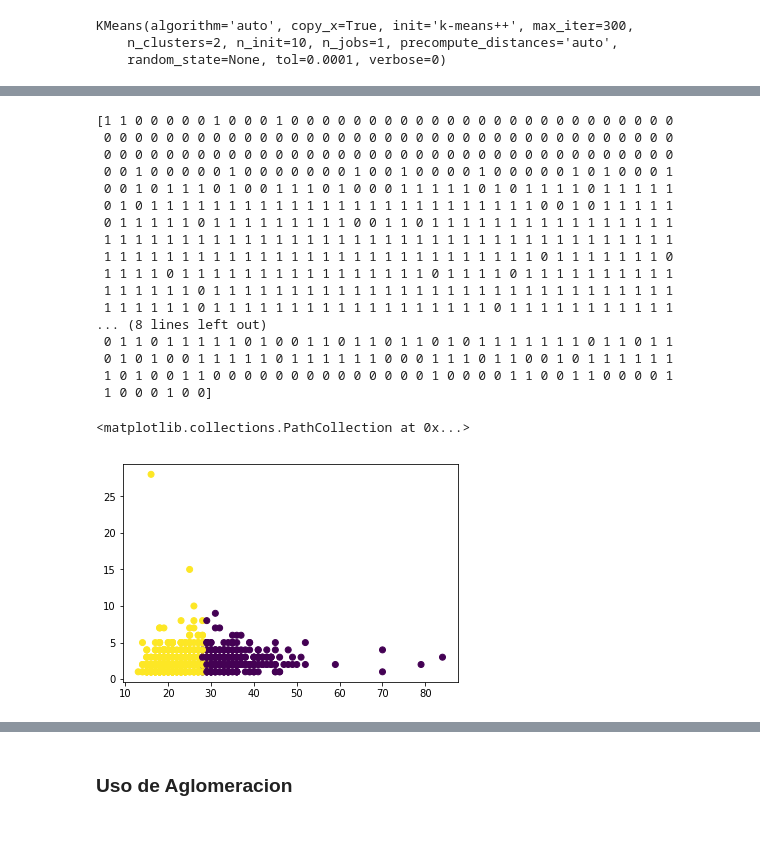
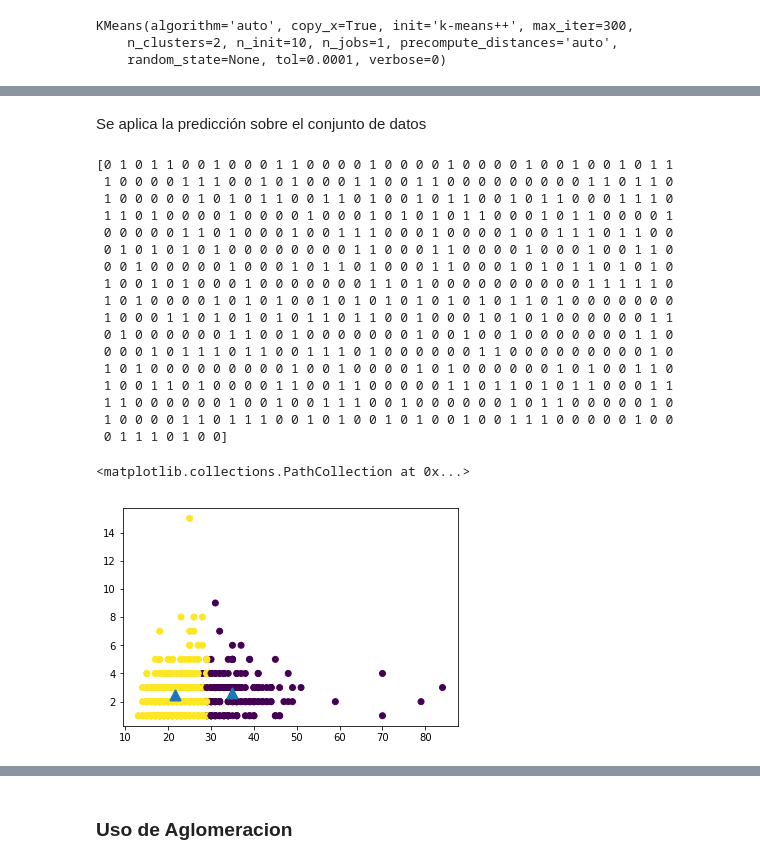
Before and after one commit to pcalderong/CervicalCancerNotebook, a Jupyter notebook: ProyectoDM.ipynb, the cells around one changed output, grey strips where cells are left out. Saved outputs shown, nothing was run; the diff lists cells and outputs as text; code cells hidden in the pictures; blank space fills up the shorter version.

```diff
--- a/ProyectoDM.ipynb
+++ b/ProyectoDM.ipynb
@@ -98,9 +145,8 @@ for i in datasets:
 # %%
 from sklearn.cluster import KMeans
 
-X_train = cervicalCancer
 kmeans = KMeans(n_clusters=2)
-kmeans.fit(X_train)
+kmeans.fit(train)
 # %% [output]
 KMeans(algorithm='auto', copy_x=True, init='k-means++', max_iter=300,
     n_clusters=2, n_init=10, n_jobs=1, precompute_distances='auto',
@@ -128,26 +154,30 @@ Cluster memberships:
+# %% [markdown]
+Se aplica la predicción sobre el conjunto de datos
 # %%
-y_train_result = kmeans.predict(X_train)
-print(y_train_result)
+k_class_result = kmeans.predict(train)
+print(k_class_result)
 # %% [output]
-[1 1 0 0 0 0 0 1 0 0 0 1 0 0 0 0 0 0 0 0 0 0 0 0 0 0 0 0 0 0 0 0 0 0 0 0 0
- 0 0 0 0 0 0 0 0 0 0 0 0 0 0 0 0 0 0 0 0 0 0 0 0 0 0 0 0 0 0 0 0 0 0 0 0 0
- 0 0 0 0 0 0 0 0 0 0 0 0 0 0 0 0 0 0 0 0 0 0 0 0 0 0 0 0 0 0 0 0 0 0 0 0 0
- 0 0 1 0 0 0 0 0 1 0 0 0 0 0 0 0 1 0 0 1 0 0 0 0 1 0 0 0 0 0 1 0 1 0 0 0 1
- 0 0 1 0 1 1 1 0 1 0 0 1 1 1 0 1 0 0 0 1 1 1 1 1 0 1 0 1 1 1 1 0 1 1 1 1 1
- 0 1 0 1 1 1 1 1 1 1 1 1 1 1 1 1 1 1 1 1 1 1 1 1 1 1 1 1 0 0 1 0 1 1 1 1 1
- 0 1 1 1 1 1 0 1 1 1 1 1 1 1 1 1 0 0 1 1 0 1 1 1 1 1 1 1 1 1 1 1 1 1 1 1 1
- 1 1 1 1 1 1 1 1 1 1 1 1 1 1 1 1 1 1 1 1 1 1 1 1 1 1 1 1 1 1 1 1 1 1 1 1 1
- 1 1 1 1 1 1 1 1 1 1 1 1 1 1 1 1 1 1 1 1 1 1 1 1 1 1 1 1 0 1 1 1 1 1 1 1 0
- 1 1 1 1 0 1 1 1 1 1 1 1 1 1 1 1 1 1 1 1 1 0 1 1 1 1 0 1 1 1 1 1 1 1 1 1 1
- 1 1 1 1 1 1 0 1 1 1 1 1 1 1 1 1 1 1 1 1 1 1 1 1 1 1 1 1 1 1 1 1 1 1 1 1 1
- 1 1 1 1 1 1 0 1 1 1 1 1 1 1 1 1 1 1 1 1 1 1 1 1 1 0 1 1 1 1 1 1 1 1 1 1 1
-... (8 lines left out)
- 0 1 1 0 1 1 1 1 1 0 1 0 0 1 1 0 1 1 0 1 1 0 1 0 1 1 1 1 1 1 1 0 1 1 0 1 1
- 0 1 0 1 0 0 1 1 1 1 1 0 1 1 1 1 1 1 0 0 0 1 1 1 0 1 1 0 0 1 0 1 1 1 1 1 1
- 1 0 1 0 0 1 1 0 0 0 0 0 0 0 0 0 0 0 0 0 0 1 0 0 0 0 1 1 0 0 1 1 0 0 0 0 1
- 1 0 0 0 1 0 0]
+[0 1 0 1 1 0 0 1 0 0 0 1 1 0 0 0 0 1 0 0 0 0 1 0 0 0 0 1 0 0 1 0 0 1 0 1 1
+ 1 0 0 0 0 1 1 1 0 0 1 0 1 0 0 0 1 1 0 0 1 1 0 0 0 0 0 0 0 0 0 1 1 0 1 1 0
+ 1 0 0 0 0 0 1 0 1 0 1 1 0 0 1 1 0 1 0 0 1 0 1 1 0 0 1 0 1 1 0 0 0 1 1 1 0
+ 1 1 0 1 0 0 0 0 1 0 0 0 0 1 0 0 0 1 0 1 0 1 0 1 1 0 0 0 1 0 1 1 0 0 0 0 1
+ 0 0 0 0 0 1 1 0 1 0 0 0 1 0 0 1 1 1 0 0 0 1 0 0 0 0 1 0 0 1 1 1 0 1 1 0 0
+ 0 1 0 1 0 1 0 1 0 0 0 0 0 0 0 0 1 1 0 0 0 1 1 0 0 0 0 1 0 0 0 1 0 0 1 1 0
+ 0 0 1 0 0 0 0 0 1 0 0 0 1 0 1 1 0 1 0 0 0 1 1 0 0 0 1 0 1 0 1 1 0 1 0 1 0
+ 1 0 0 1 0 1 0 0 0 1 0 0 0 0 0 0 0 1 1 0 1 0 0 0 0 0 0 0 0 0 0 1 1 1 1 1 0
+ 1 0 1 0 0 0 0 1 0 1 0 1 0 0 1 0 1 0 1 0 1 0 1 0 1 0 1 1 0 1 0 0 0 0 0 0 0
+ 1 0 0 0 1 1 0 1 0 1 0 1 0 1 1 0 1 1 0 0 1 0 0 0 1 0 1 0 1 0 0 0 0 0 0 1 1
+ 0 1 0 0 0 0 0 0 1 1 0 0 1 0 0 0 0 0 0 0 1 0 0 1 0 0 1 0 0 0 0 0 0 0 1 1 0
+ 0 0 0 1 0 1 1 1 0 1 1 0 0 1 1 1 0 1 0 0 0 0 0 0 1 1 0 0 0 0 0 0 0 0 0 1 0
+ 1 0 1 0 0 0 0 0 0 0 0 0 1 0 0 1 0 0 0 0 1 0 1 0 0 0 0 0 0 1 0 1 0 0 1 1 0
+ 1 0 0 1 1 0 1 0 0 0 0 1 1 0 0 1 1 0 0 0 0 0 1 1 0 1 1 0 1 0 1 1 0 0 0 1 1
+ 1 1 0 0 0 0 0 0 1 0 0 1 0 0 1 1 1 0 0 1 0 0 0 0 0 0 1 0 1 1 0 0 0 0 0 1 0
+ 1 0 0 0 0 1 1 0 1 1 1 0 0 1 0 1 0 0 1 0 1 0 0 1 0 0 1 1 1 0 0 0 0 0 1 0 0
+ 0 1 1 1 0 1 0 0]
-# %%
-plt.scatter(X_train.values[:, 0], X_train.values[:, 1], c=y_train_result)
-# %% [output]
-<matplotlib.collections.PathCollection at 0x...>
-[figure, removed]
+# %%
+plt.scatter(train.values[:, 0], train.values[:, 1], c=k_class_result, s=100)
+plt.scatter(kmeans.cluster_centers_[:, 0], kmeans.cluster_centers_[:, 1],
+marker='^', s=100, linewidth=2)
+# %% [output]
+<matplotlib.collections.PathCollection at 0x...>
+[figure, added]
```
Also changed, not shown: parts of 28 cells of this notebook.
